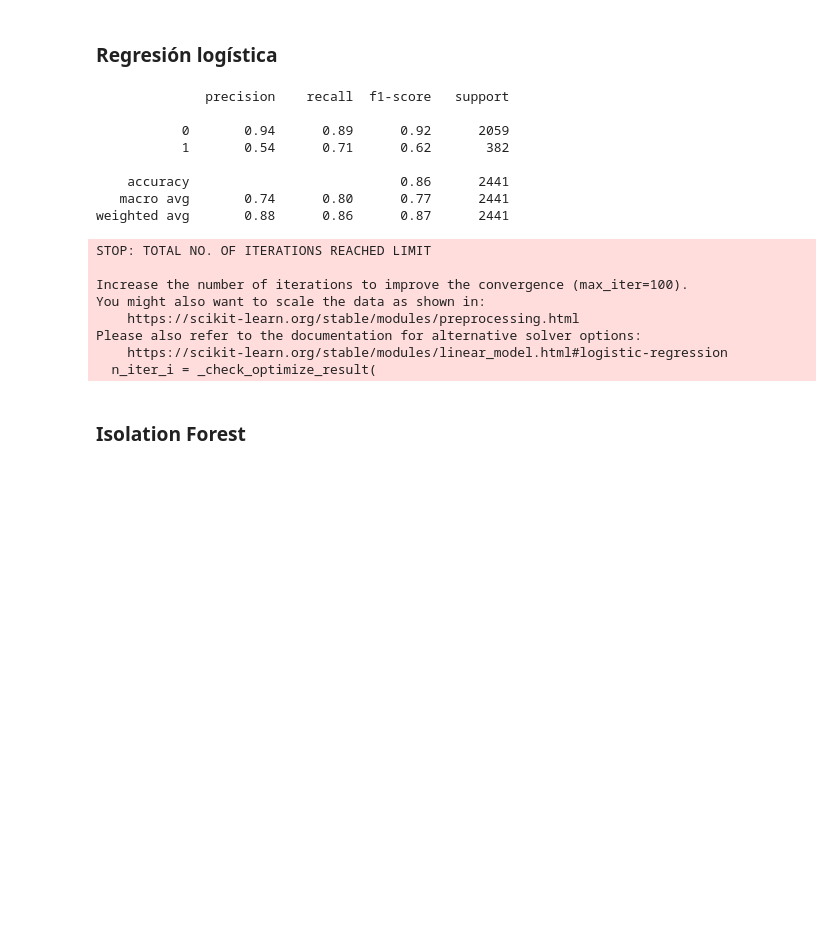
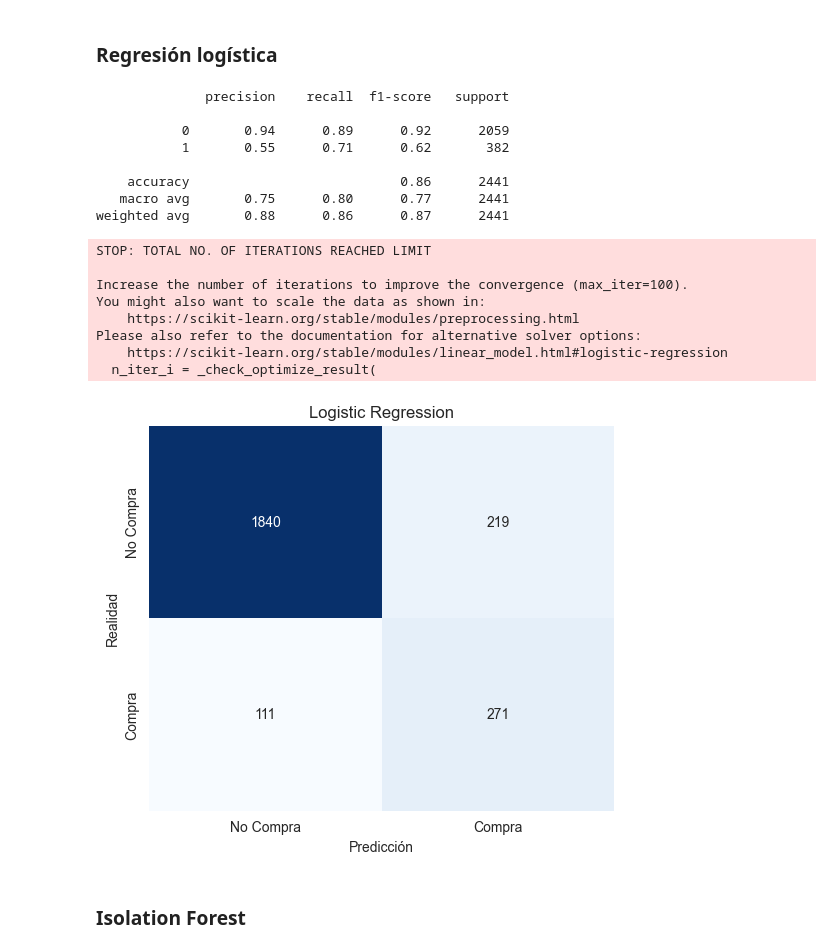
Before and after one commit to alvaroG-IA/proyecto-1-AIA-Marketing_Digital, a Jupyter notebook: notebooks/Experimentos.ipynb, the cells around one changed output. Cells and saved outputs as stored; diff of their text form; code cells hidden in the pictures; blank space fills up the shorter version.

Commit message:
matrices de confusion

```diff
--- a/notebooks/Experimentos.ipynb
+++ b/notebooks/Experimentos.ipynb
@@ -15,3 +17,26 @@ df = kagglehub.dataset_load(
+# %%
+import matplotlib.pyplot as plt
+import seaborn as sns
+from sklearn.metrics import confusion_matrix
+
+def plot_single_confusion_matrix(model, X_test, y_test, class_names=None, title="Matriz de Confusión"):
+    """
+    Dibuja la matriz de confusión para un único modelo.
+    """
+    # 1. Obtener predicciones
+    y_pred = model.predict(X_test)
+    cm = confusion_matrix(y_test, y_pred)
+
+    # 2. Configurar el gráfico
+    plt.figure(figsize=(6, 5))
+    sns.heatmap(cm, annot=True, fmt='d', cmap='Blues',
+                xticklabels=class_names, yticklabels=class_names, cbar=False)
+
+    # 3. Etiquetas y título
+    plt.title(title)
+    plt.xlabel('Predicción')
+    plt.ylabel('Realidad')
+    plt.show()
 # %% [markdown]
 ## **Preprocesado de los datos**
 # %%
@@ -95,31 +120,34 @@ Distribución para y_train re-sampleado: Counter({1: 8238, 0: 8238})
 # %%
 from sklearn.linear_model import LogisticRegression
 from sklearn.metrics import classification_report
 
 lr = LogisticRegression(random_state=42)
 lr.fit(X_train_smote, y_train_smote)
 
 proba = lr.predict_proba(X_test)[:, 1]
 preds = (proba >= 0.5).astype(int)
 
 print(classification_report(y_test, preds))
+
+plot_single_confusion_matrix(lr, X_test, y_test, class_names=['No Compra', 'Compra'], title="Logistic Regression")
 # %% [output]
               precision    recall  f1-score   support
 
            0       0.94      0.89      0.92      2059
-           1       0.54      0.71      0.62       382
+           1       0.55      0.71      0.62       382
 
     accuracy                           0.86      2441
-   macro avg       0.74      0.80      0.77      2441
+   macro avg       0.75      0.80      0.77      2441
 weighted avg       0.88      0.86      0.87      2441
 STOP: TOTAL NO. OF ITERATIONS REACHED LIMIT
 
 Increase the number of iterations to improve the convergence (max_iter=100).
 You might also want to scale the data as shown in:
     https://scikit-learn.org/stable/modules/preprocessing.html
 Please also refer to the documentation for alternative solver options:
     https://scikit-learn.org/stable/modules/linear_model.html#logistic-regression
   n_iter_i = _check_optimize_result(
+[figure, added]
 # %% [markdown]
 ### Isolation Forest
 # %%
```
Also changed, not shown: parts of 6 cells of this notebook.
